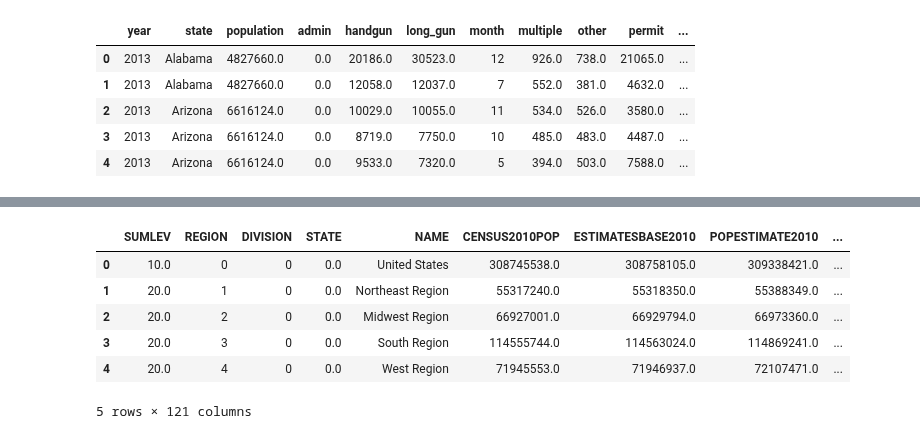
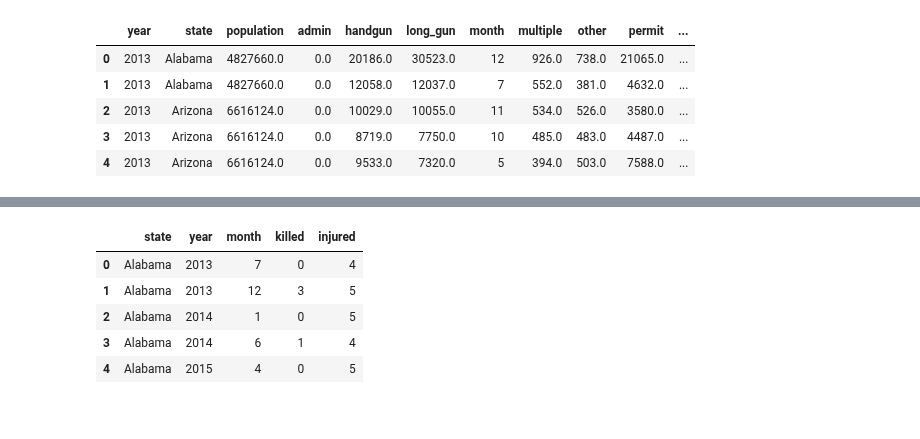
Before and after one commit to EliasFM/INFO370-FinalProject, a Jupyter notebook: Gun sales Population by shooting Visualization.ipynb, the cells around one changed output, grey strips where cells are left out. Cells and saved outputs as stored; diff of their text form; code cells hidden in the pictures.

Commit message:
gun sales and shooting by pop vis

```diff
--- a/Gun sales Population by shooting Visualization.ipynb
+++ b/Gun sales Population by shooting Visualization.ipynb
@@ -53,10 +74,10 @@ g = g.map(plt.plot, "month", "killed", marker=".")
 # %%
 nst_est2017_allData.head()
+filtered_shooting_sales_per_pop_df.head()
 # %% [output]
-|  | SUMLEV | REGION | DIVISION | STATE | NAME | CENSUS2010POP | ESTIMATESBASE2010 | POPESTIMATE2010 | ... |
-| 0 | 10.0 | 0 | 0 | 0.0 | United States | 308745538.0 | 308758105.0 | 309338421.0 | ... |
-| 1 | 20.0 | 1 | 0 | 0.0 | Northeast Region | 55317240.0 | 55318350.0 | 55388349.0 | ... |
-| 2 | 20.0 | 2 | 0 | 0.0 | Midwest Region | 66927001.0 | 66929794.0 | 66973360.0 | ... |
-| 3 | 20.0 | 3 | 0 | 0.0 | South Region | 114555744.0 | 114563024.0 | 114869241.0 | ... |
-| 4 | 20.0 | 4 | 0 | 0.0 | West Region | 71945553.0 | 71946937.0 | 72107471.0 | ... |
+|  | state | year | month | killed | injured |
+| 0 | Alabama | 2013 | 7 | 0 | 4 |
+| 1 | Alabama | 2013 | 12 | 3 | 5 |
+| 2 | Alabama | 2014 | 1 | 0 | 5 |
+| 3 | Alabama | 2014 | 6 | 1 | 4 |
+| 4 | Alabama | 2015 | 4 | 0 | 5 |
-5 rows × 121 columns
```
Also changed, not shown: parts of 11 cells of this notebook.
